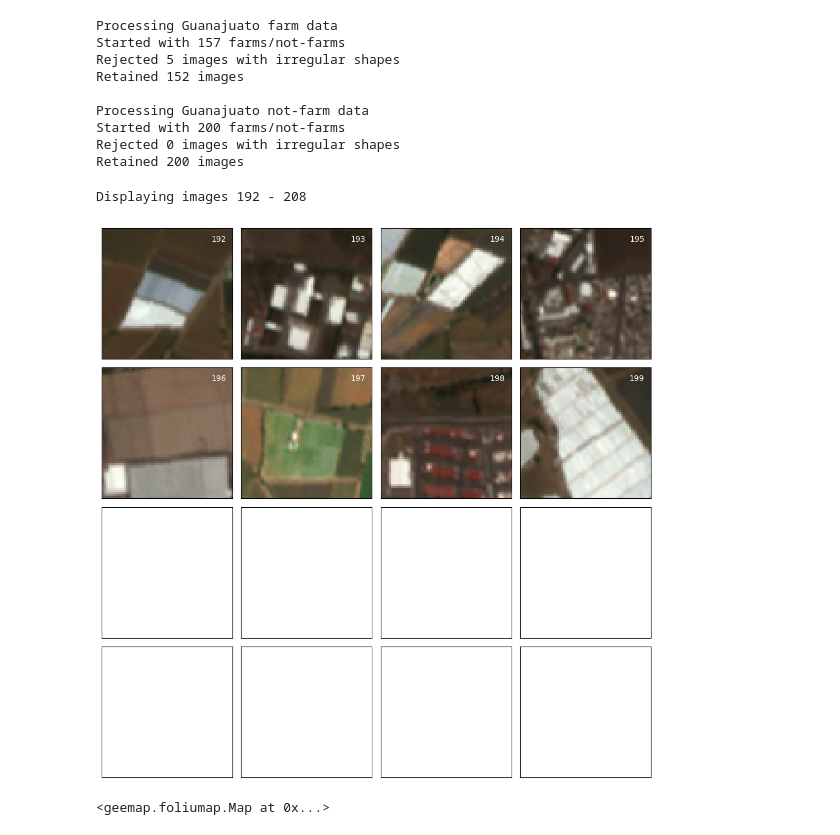
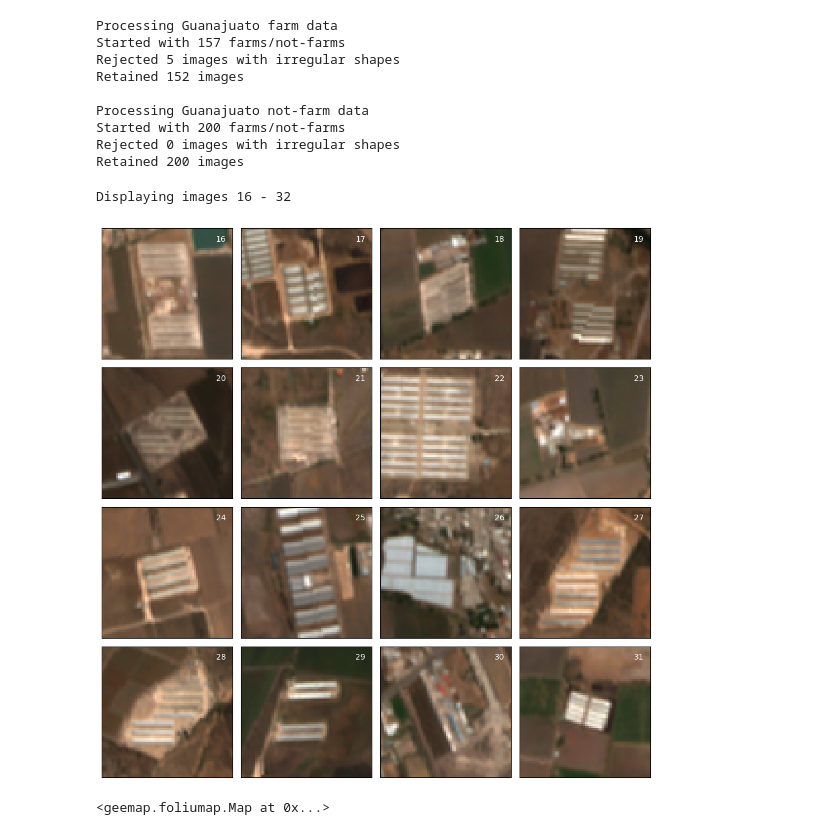
Before and after one commit to rachelemason/CAFO-AI, a Jupyter notebook: processMexicoData.ipynb, the cells around one changed output. Cells and saved outputs as stored; diff of their text form; code cells hidden in the pictures.

```diff
--- a/processMexicoData.ipynb
+++ b/processMexicoData.ipynb
@@ -529,31 +538,31 @@ Retained 200 images
 # %%
 # Examine images - if desired, manually record indexes of "mislabelled" images, which
 # can then be used to move images between arrays
 
 def verify_images(image_arr, start_at):
 
   print(f"Displaying images {start_at} - {start_at+16}")
   image_nums = [n for n in range(start_at+16 - start_at)]
 
   _, axes = plt.subplots(4, 4, figsize=(10, 10))
   n = 0
   for row in axes:
     for col in row:
       try:
         col.imshow(image_arr[start_at+n, :, :, :].astype(int))
       except IndexError:
         pass
       col.text(0.95, 0.95, str(start_at+n), va='top', ha='right', color='white', transform=col.transAxes)
       col.axes.get_xaxis().set_visible(False)
       col.axes.get_yaxis().set_visible(False)
       n += 1
 
   plt.tight_layout()
 
 #0, 16, 32, 48, 64, 80, 96, 112, 128, 144, 160, 176, 192
-verify_images(images_cat0, start_at=192)
+verify_images(images_cat1, start_at=16)
 # %% [output]
-Displaying images 192 - 208
+Displaying images 16 - 32
-[figure, old version]
+[figure, new version]
 # %%
 # Enter an image number on this line to see it on a map
```
Also changed, not shown: parts of 4 cells of this notebook.
